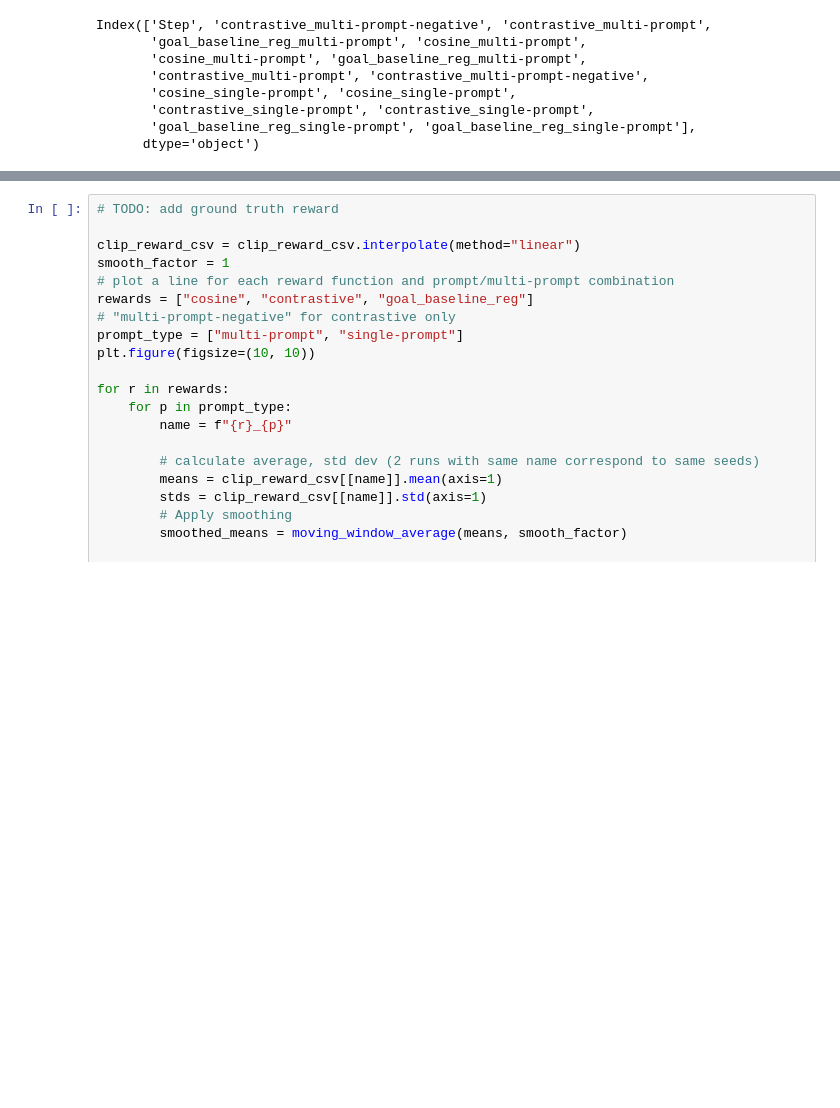
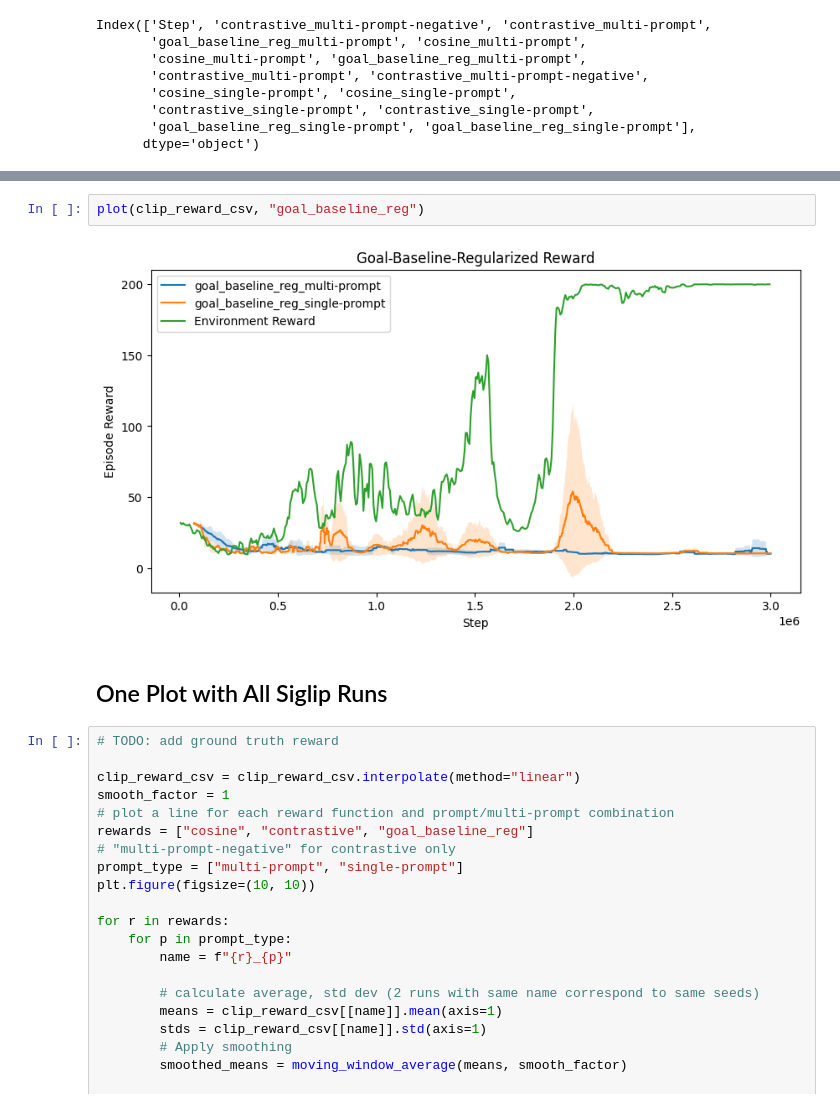
Before and after one commit to JiahuiKChen/vlmrm_plotting, a Jupyter notebook: siglip_multi_prompt.ipynb, the cells around one changed output, grey strips where cells are left out. Drawn from its saved outputs; the diff is of its cells as text; blank space fills up the shorter version.

```diff
--- a/siglip_multi_prompt.ipynb
+++ b/siglip_multi_prompt.ipynb
@@ -141,3 +204,9 @@ Index(['Step', 'contrastive_multi-prompt-negative', 'contrastive_multi-prompt',
+# %%
+plot(clip_reward_csv, "goal_baseline_reg")
+# %% [output]
+[figure, added]
+# %% [markdown]
+## One Plot with All Siglip Runs
 # %%
 # TODO: add ground truth reward
 
```
Also changed, not shown: parts of 3 cells of this notebook, 2 other files.
